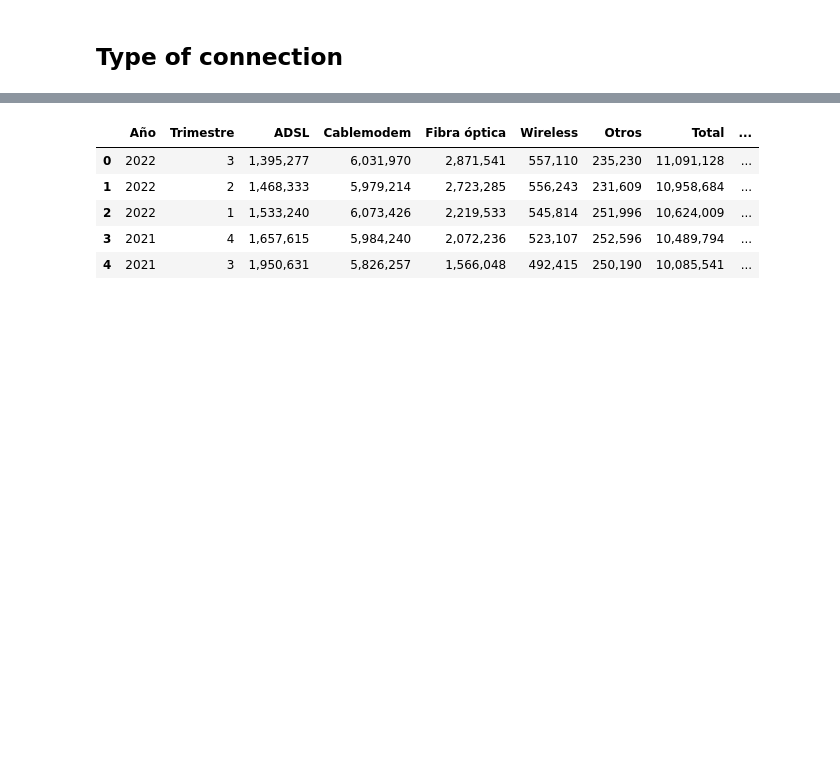
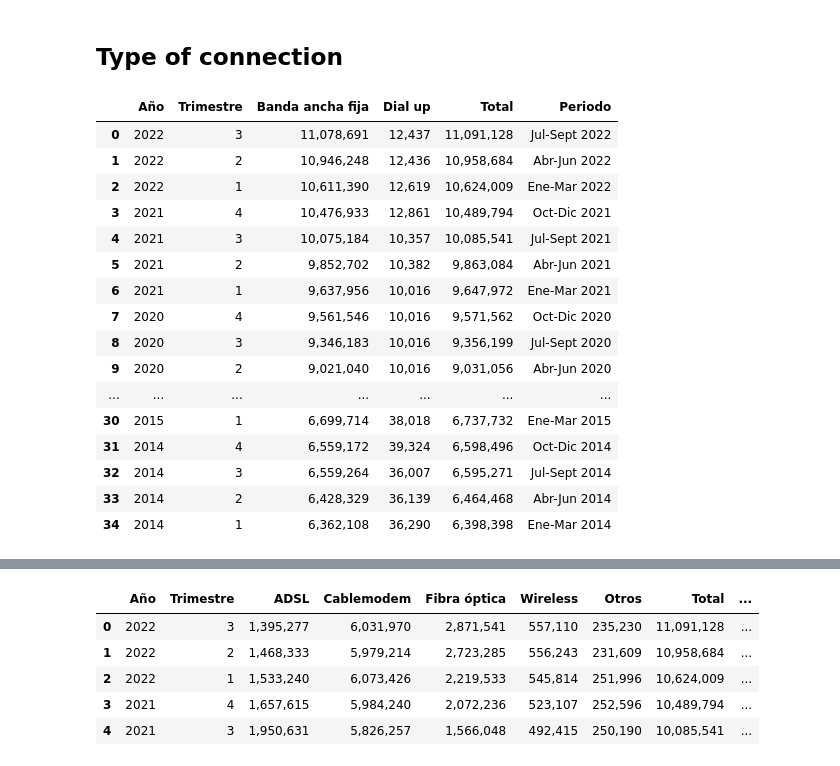
Before and after one commit to cristhianc001/Argentinian-Internet-Usage, a Jupyter notebook: notebooks/2. Data_Wrangling.ipynb, the cells around one changed output, grey strips where cells are left out. Drawn from its saved outputs; the diff is of its cells as text; code cells hidden in the pictures; blank space fills up the shorter version.

```diff
--- a/notebooks/2. Data_Wrangling.ipynb
+++ b/notebooks/2. Data_Wrangling.ipynb
@@ -245,3 +246,23 @@ accesos_internet_fijo_por_velocidad_bajada_provincia_df.head()
 5 rows × 97 columns
 # %% [markdown]
 ## Type of connection
+# %%
+total_nacional_accesos_internet_fijo_por_banda_ancha_banda_angosta_df
+# %% [output]
+|  | Año | Trimestre | Banda ancha fija | Dial up | Total | Periodo |
+| 0 | 2022 | 3 | 11,078,691 | 12,437 | 11,091,128 | Jul-Sept 2022 |
+| 1 | 2022 | 2 | 10,946,248 | 12,436 | 10,958,684 | Abr-Jun 2022 |
+| 2 | 2022 | 1 | 10,611,390 | 12,619 | 10,624,009 | Ene-Mar 2022 |
+| 3 | 2021 | 4 | 10,476,933 | 12,861 | 10,489,794 | Oct-Dic 2021 |
+| 4 | 2021 | 3 | 10,075,184 | 10,357 | 10,085,541 | Jul-Sept 2021 |
+| 5 | 2021 | 2 | 9,852,702 | 10,382 | 9,863,084 | Abr-Jun 2021 |
+| 6 | 2021 | 1 | 9,637,956 | 10,016 | 9,647,972 | Ene-Mar 2021 |
+| 7 | 2020 | 4 | 9,561,546 | 10,016 | 9,571,562 | Oct-Dic 2020 |
+| 8 | 2020 | 3 | 9,346,183 | 10,016 | 9,356,199 | Jul-Sept 2020 |
+| 9 | 2020 | 2 | 9,021,040 | 10,016 | 9,031,056 | Abr-Jun 2020 |
+| ... | ... | ... | ... | ... | ... | ... |
+| 30 | 2015 | 1 | 6,699,714 | 38,018 | 6,737,732 | Ene-Mar 2015 |
+| 31 | 2014 | 4 | 6,559,172 | 39,324 | 6,598,496 | Oct-Dic 2014 |
+| 32 | 2014 | 3 | 6,559,264 | 36,007 | 6,595,271 | Jul-Sept 2014 |
+| 33 | 2014 | 2 | 6,428,329 | 36,139 | 6,464,468 | Abr-Jun 2014 |
+| 34 | 2014 | 1 | 6,362,108 | 36,290 | 6,398,398 | Ene-Mar 2014 |
```
Also changed, not shown: parts of 48 cells of this notebook, 13 other files.
